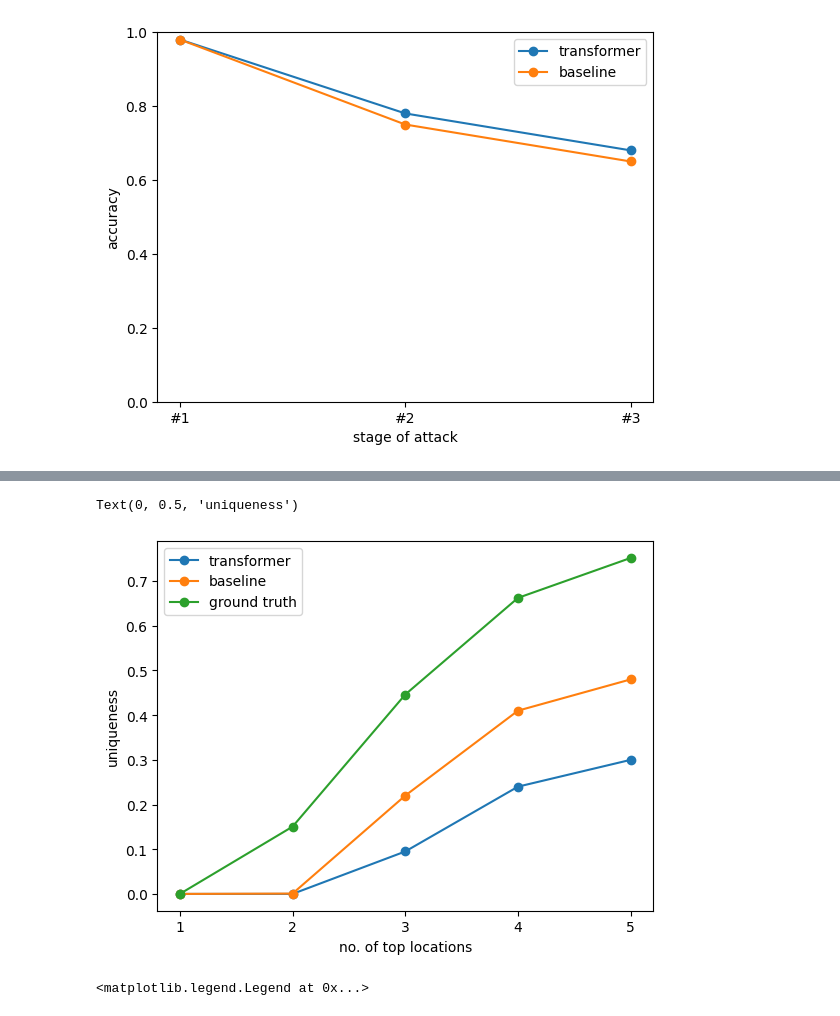
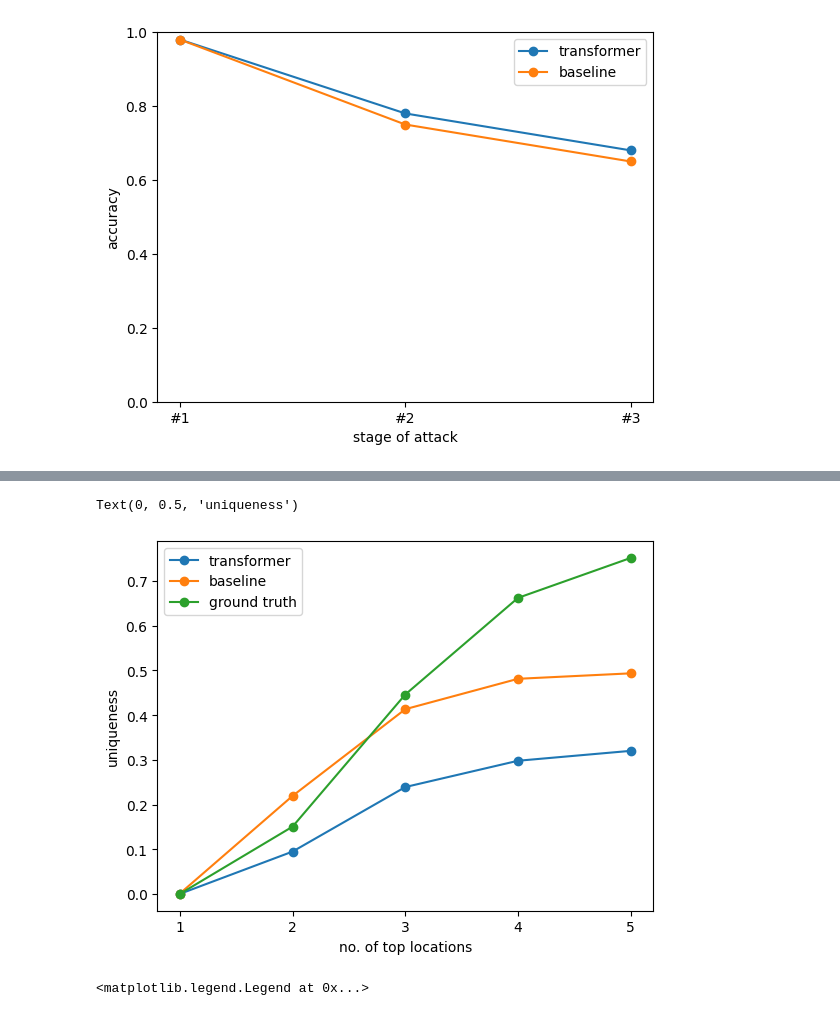
Before and after one commit to D31T4/neural-trajectory-model, a Jupyter notebook: src/main/experiments/sh30-c50.ipynb, the cells around one changed output, grey strips where cells are left out. Saved outputs shown, nothing was run; the diff lists cells and outputs as text; code cells hidden in the pictures.

```diff
--- a/src/main/experiments/sh30-c50.ipynb
+++ b/src/main/experiments/sh30-c50.ipynb
@@ -92,12 +90,3 @@ Optional: remove stationary users
-# %%
-min_unique_loc_count = 3
-
-for i in range(len(test_trajectories)):
-    test_trajectories[i] = {
-        uid: trajectory
-        for uid, trajectory in test_trajectories[i].items()
-        if len(set(trajectory.points)) >= min_unique_loc_count
-    }
 # %% [markdown]
 Optional: remove non-persistent users
 # %%
@@ -701,25 +660,25 @@ plot uniqueness
 # %%
 # merge target trajectories
 target_trajectories = copy.deepcopy(persistent_trajectories[0])
 
 for uid, trajectory in target_trajectories.items():
     for i in range(1, len(persistent_trajectories)):
         trajectory.points += persistent_trajectories[i][uid].points
 
 target_trajectories = [*target_trajectories.values()]
 
 ground_truth_uniqueness = [ uniqueness_list(target_trajectories, k + 1) for k in range(5) ]
 
-plt.plot(['1', '2', '3', '4', '5'], [0.0, 0.0, 0.095, 0.24, 0.30], marker='o', label='transformer')
-plt.plot(['1', '2', '3', '4', '5'], [0.0, 0.00076, 0.22, 0.41, 0.48], marker='o', label='baseline')
+plt.plot(['1', '2', '3', '4', '5'], [0.0, 0.09472880061115355, 0.23911382734912145, 0.2979373567608862, 0.3200916730328495], marker='o', label='transformer')
+plt.plot(['1', '2', '3', '4', '5'], [0.0007639419404125286, 0.2192513368983957, 0.413292589763178, 0.48128342245989303, 0.4935064935064935], marker='o', label='baseline')
 plt.plot(['1', '2', '3', '4', '5'], ground_truth_uniqueness, marker='o', label='ground truth')
 
 plt.legend()
 plt.xlabel('no. of top locations')
 plt.ylabel('uniqueness')
 # %% [output]
 Text(0, 0.5, 'uniqueness')
-[figure, old version]
+[figure, new version]
 # %%
 plt.title('distribution of recovery error')
 plt.hist(distances_ml, cumulative=True, density=True, histtype='step', label='transformer')
```
Also changed, not shown: parts of 19 cells of this notebook, 19 other files.
